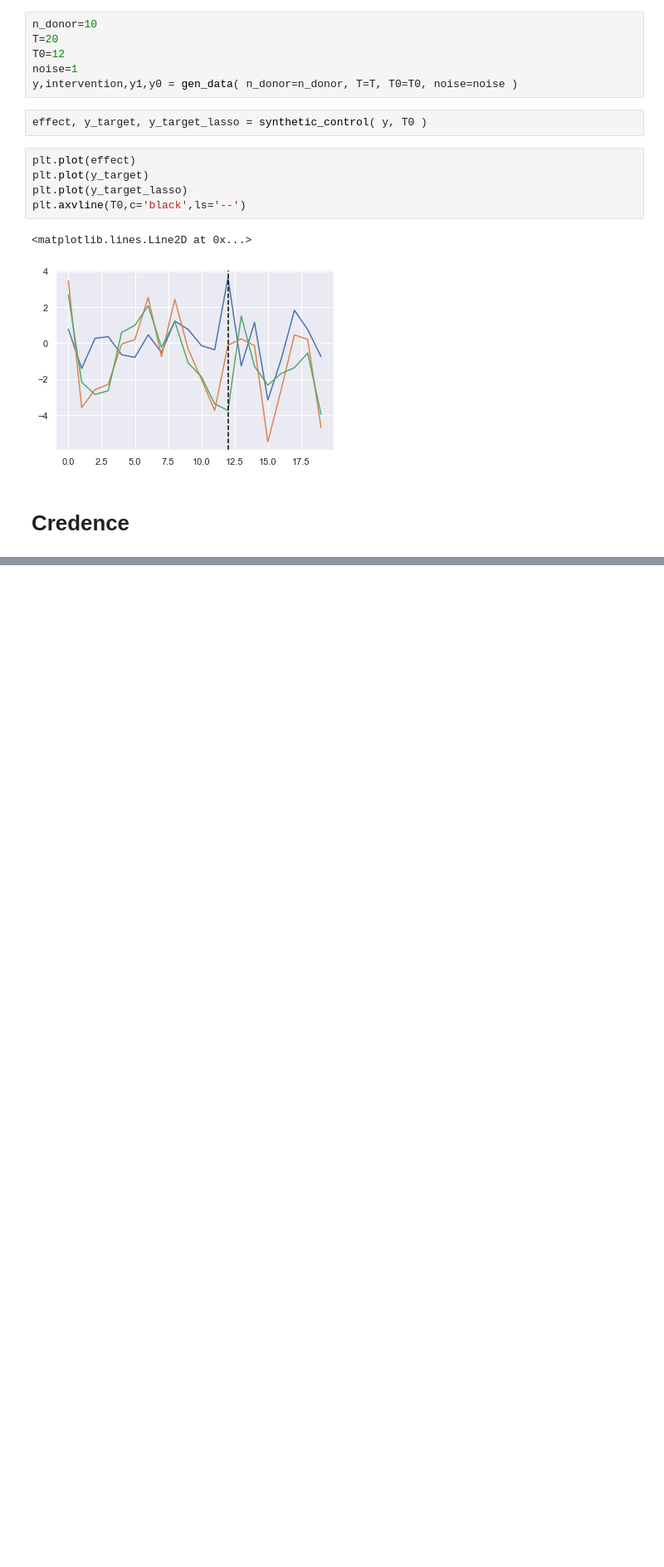
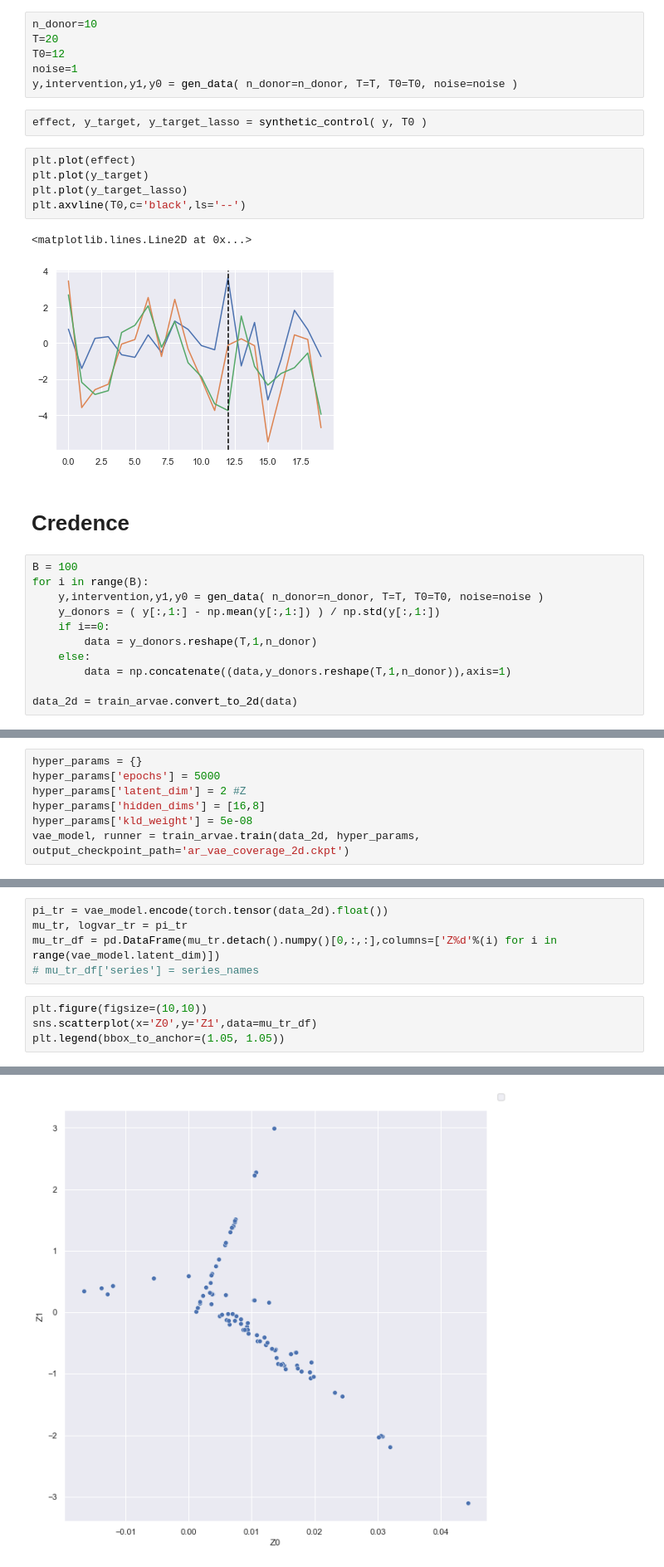
Before and after one commit to harsh-parikh/credence-to-causal-estimation, a Jupyter notebook: notebooks/coverage.ipynb, the cells around one changed output, grey strips where cells are left out. Shown at 83% size. Cells and saved outputs as stored; diff of their text form; blank space fills up the shorter version.

```diff
--- a/notebooks/coverage.ipynb
+++ b/notebooks/coverage.ipynb
@@ -62,3 +62,14 @@ plt.axvline(T0,c='black',ls='--')
 [figure]
 # %% [markdown]
 # Credence
+# %%
+B = 100
+for i in range(B):
+    y,intervention,y1,y0 = gen_data( n_donor=n_donor, T=T, T0=T0, noise=noise )
+    y_donors = ( y[:,1:] - np.mean(y[:,1:]) ) / np.std(y[:,1:])
+    if i==0:
+        data = y_donors.reshape(T,1,n_donor)
+    else:
+        data = np.concatenate((data,y_donors.reshape(T,1,n_donor)),axis=1)
+
+data_2d = train_arvae.convert_to_2d(data)
@@ -64,0 +85,7 @@ plt.axvline(T0,c='black',ls='--')
+# %%
+hyper_params = {}
+hyper_params['epochs'] = 5000
+hyper_params['latent_dim'] = 2 #Z
+hyper_params['hidden_dims'] = [16,8]
+hyper_params['kld_weight'] = 5e-08
+vae_model, runner = train_arvae.train(data_2d, hyper_params, output_checkpoint_path='ar_vae_coverage_2d.ckpt')
@@ -64,0 +122,10 @@ plt.axvline(T0,c='black',ls='--')
+# %%
+pi_tr = vae_model.encode(torch.tensor(data_2d).float())
+mu_tr, logvar_tr = pi_tr
+mu_tr_df = pd.DataFrame(mu_tr.detach().numpy()[0,:,:],columns=['Z%d'%(i) for i in range(vae_model.latent_dim)])
+# mu_tr_df['series'] = series_names
+# %%
+plt.figure(figsize=(10,10))
+sns.scatterplot(x='Z0',y='Z1',data=mu_tr_df)
+plt.legend(bbox_to_anchor=(1.05, 1.05))
+# %% [output]
@@ -64,0 +134 @@ plt.axvline(T0,c='black',ls='--')
+[figure, added]
```
Also changed, not shown: parts of 3 cells of this notebook.
